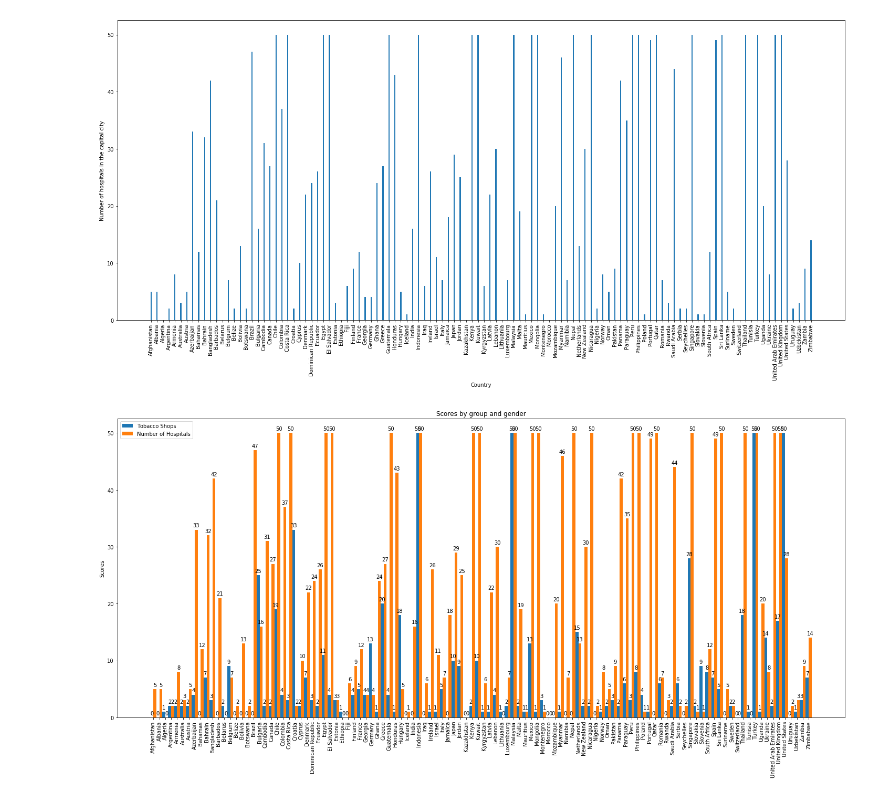
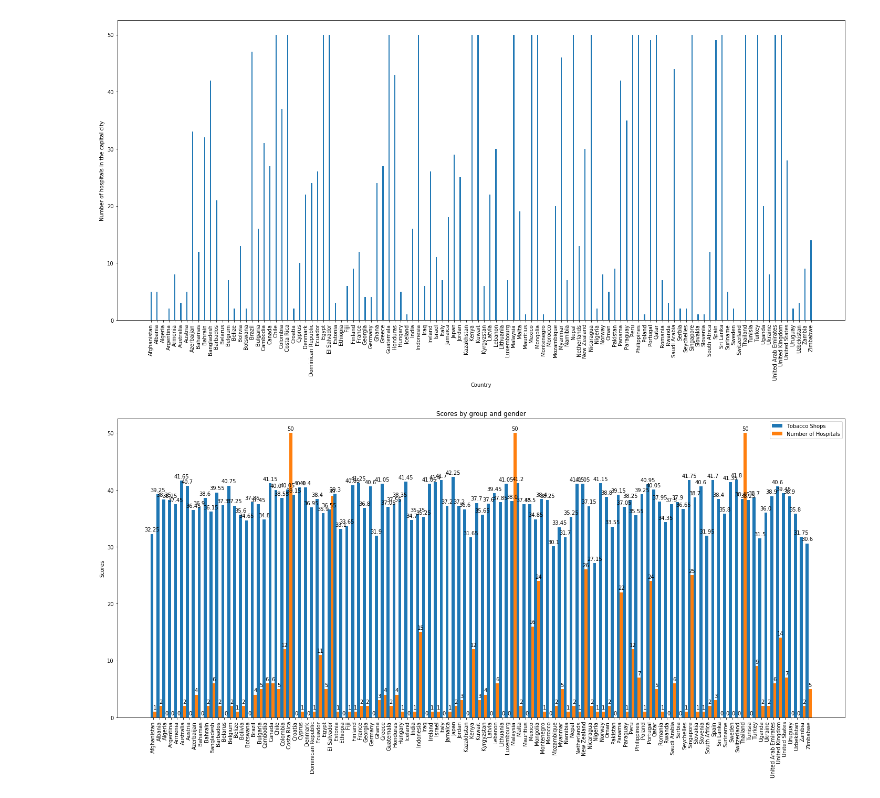
Before and after one commit to MarcosJNS/Health-Care-Analysis, a Jupyter notebook: Health_Comparison.ipynb, the cells around one changed output. Drawn from its saved outputs; the diff is of its cells as text; code cells hidden in the pictures.

```diff
--- a/Health_Comparison.ipynb
+++ b/Health_Comparison.ipynb
@@ -369,7 +369,7 @@ for lat, lng, country in zip(Data_health['Latitude'], Data_health['Longitude'] ,
     CLIENT_SECRET = 'your-client-secret' # your Foursquare Secret
     VERSION = '20180604'
     LIMIT = 100
-    search_query = 'Tobac'
+    search_query = 'tobac'
     radius = 30000
     url = 'https://api.foursquare.com/v2/venues/search?client_id={}&client_secret={}&ll={},{}&v={}&query={}&radius={}&limit={}'.format('JMVF4CRSAGPKHIZBTLP1JASTXCWG2TXX2V54BMJ24X13HJZH', '3S4JISGI0RES14MOR25VSBKTP22E3U4BGVJXLY4DCCP25ZOY', latitude, longitude, VERSION, search_query, radius, LIMIT)
     results = requests.get(url).json()
@@ -727,7 +727,7 @@ plt.show()
 [figure]
 # %%
 labels = np.asarray(Data_health['Country'])
-men_means = Data_health['Fast food restaurants']
+men_means = Data_health_back['Life Expectancy']/2
 women_means = Data_health['Number of hospitals']
 
 x = np.arange(len(labels))  # the label locations
@@ -736,31 +736,31 @@ width = 0.5  # the width of the bars
 fig, ax = plt.subplots(figsize = (20,10))
 rects1 = ax.bar(x - width/2, men_means, width, label='Tobacco Shops')
 rects2 = ax.bar(x + width/2, women_means, width, label='Number of Hospitals')
 
 # Add some text for labels, title and custom x-axis tick labels, etc.
 ax.set_ylabel('Scores')
 ax.set_title('Scores by group and gender')
 ax.set_xticks(x,)
 ax.set_xticklabels(labels, rotation=90)
 ax.legend()
 
 
 def autolabel(rects):
     """Attach a text label above each bar in *rects*, displaying its height."""
     for rect in rects:
         height = rect.get_height()
         ax.annotate('{}'.format(height),
                     xy=(rect.get_x() + rect.get_width() / 2, height),
                     xytext=(0, 3),  # 3 points vertical offset
                     textcoords="offset points",
                     ha='center', va='bottom')
 
 
 autolabel(rects1)
 autolabel(rects2)
 
 fig.tight_layout()
 
 plt.show()
 # %% [output]
-[figure, old version]
+[figure, new version]
```
